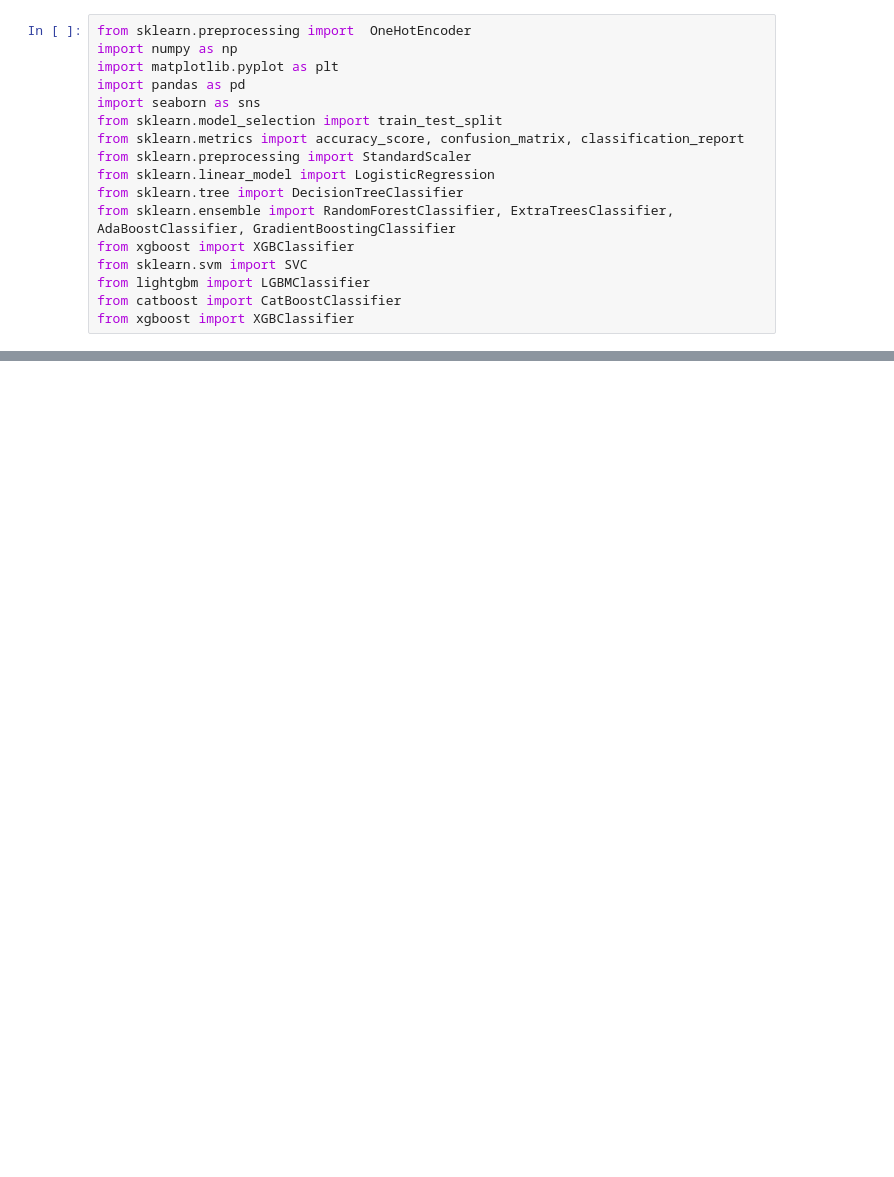
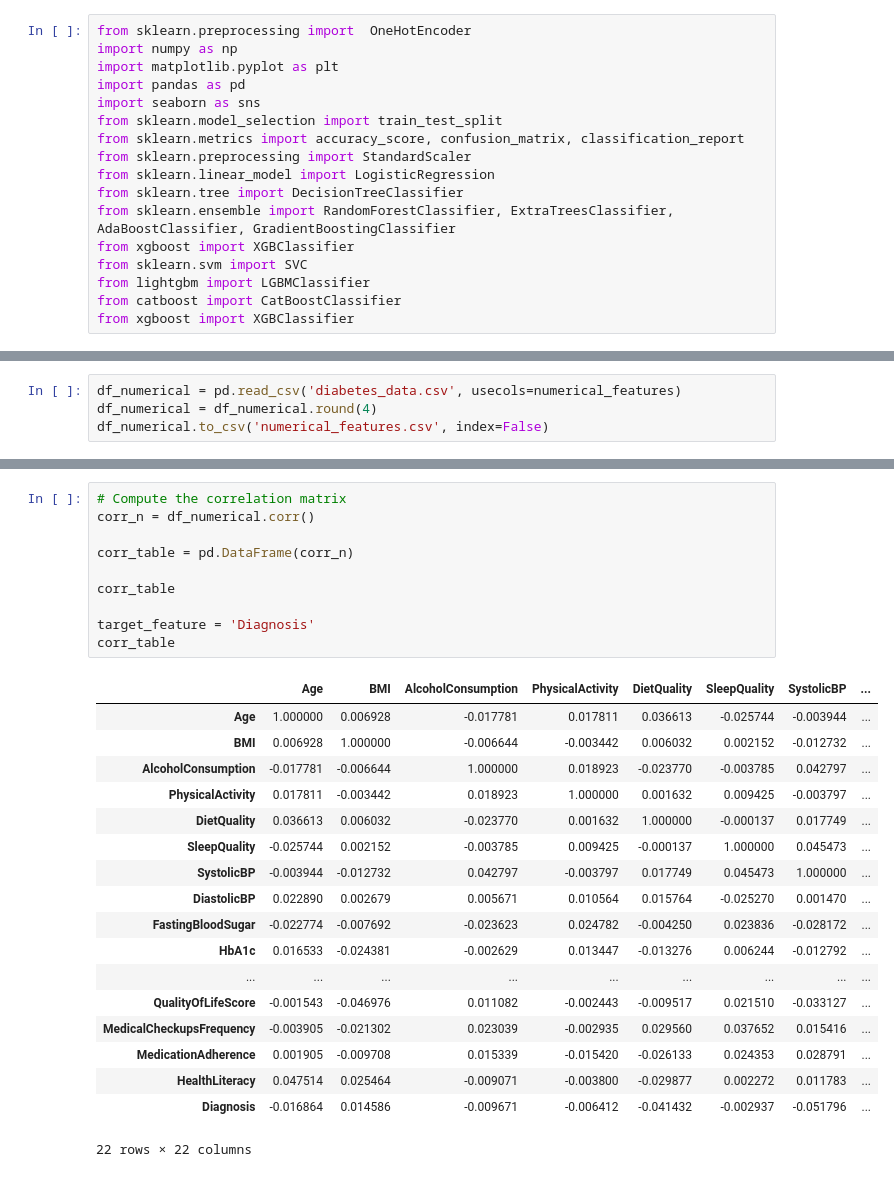
Before and after one commit to KopeckJames/diabetesprediction, a Jupyter notebook: James Notebook Clean.ipynb, the cells around one changed output, grey strips where cells are left out. Drawn from its saved outputs; the diff is of its cells as text; blank space fills up the shorter version.

```diff
--- a/James Notebook Clean.ipynb
+++ b/James Notebook Clean.ipynb
@@ -107,0 +94,4 @@ categorical_features = [
+# %%
+df_numerical = pd.read_csv('diabetes_data.csv', usecols=numerical_features)
+df_numerical = df_numerical.round(4)
+df_numerical.to_csv('numerical_features.csv', index=False)
@@ -108,3 +127,32 @@ categorical_features = [
+# %%
+# Compute the correlation matrix
+corr_n = df_numerical.corr()
+
+corr_table = pd.DataFrame(corr_n)
+
+corr_table
+
+target_feature = 'Diagnosis'
+corr_table
+# %% [output]
+|  | Age | BMI | AlcoholConsumption | PhysicalActivity | DietQuality | SleepQuality | SystolicBP | ... |
+| Age | 1.000000 | 0.006928 | -0.017781 | 0.017811 | 0.036613 | -0.025744 | -0.003944 | ... |
+| BMI | 0.006928 | 1.000000 | -0.006644 | -0.003442 | 0.006032 | 0.002152 | -0.012732 | ... |
+| AlcoholConsumption | -0.017781 | -0.006644 | 1.000000 | 0.018923 | -0.023770 | -0.003785 | 0.042797 | ... |
+| PhysicalActivity | 0.017811 | -0.003442 | 0.018923 | 1.000000 | 0.001632 | 0.009425 | -0.003797 | ... |
+| DietQuality | 0.036613 | 0.006032 | -0.023770 | 0.001632 | 1.000000 | -0.000137 | 0.017749 | ... |
+| SleepQuality | -0.025744 | 0.002152 | -0.003785 | 0.009425 | -0.000137 | 1.000000 | 0.045473 | ... |
+| SystolicBP | -0.003944 | -0.012732 | 0.042797 | -0.003797 | 0.017749 | 0.045473 | 1.000000 | ... |
+| DiastolicBP | 0.022890 | 0.002679 | 0.005671 | 0.010564 | 0.015764 | -0.025270 | 0.001470 | ... |
+| FastingBloodSugar | -0.022774 | -0.007692 | -0.023623 | 0.024782 | -0.004250 | 0.023836 | -0.028172 | ... |
+| HbA1c | 0.016533 | -0.024381 | -0.002629 | 0.013447 | -0.013276 | 0.006244 | -0.012792 | ... |
+| ... | ... | ... | ... | ... | ... | ... | ... | ... |
+| QualityOfLifeScore | -0.001543 | -0.046976 | 0.011082 | -0.002443 | -0.009517 | 0.021510 | -0.033127 | ... |
+| MedicalCheckupsFrequency | -0.003905 | -0.021302 | 0.023039 | -0.002935 | 0.029560 | 0.037652 | 0.015416 | ... |
+| MedicationAdherence | 0.001905 | -0.009708 | 0.015339 | -0.015420 | -0.026133 | 0.024353 | 0.028791 | ... |
+| HealthLiteracy | 0.047514 | 0.025464 | -0.009071 | -0.003800 | -0.029877 | 0.002272 | 0.011783 | ... |
+| Diagnosis | -0.016864 | 0.014586 | -0.009671 | -0.006412 | -0.041432 | -0.002937 | -0.051796 | ... |
+22 rows × 22 columns
 # %%
 # Compute the correlation matrix
 corr = df.corr()
```
Also changed, not shown: parts of 20 cells of this notebook, 7 other files.
